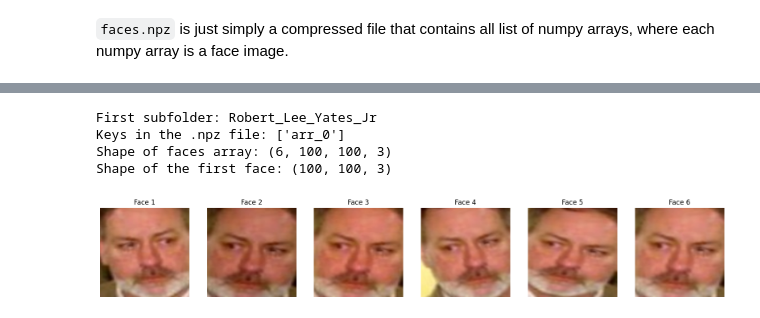
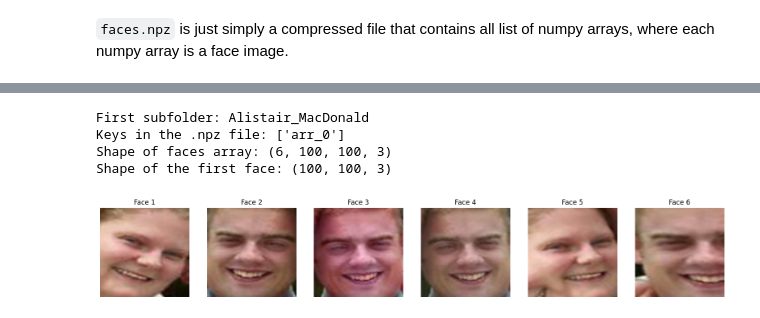
Before and after one commit to chutrunganh/Biometric_IT4432E, a Jupyter notebook: 2.Pipeline2 DataPreprocessing.ipynb, the cells around one changed output, grey strips where cells are left out. Drawn from its saved outputs; the diff is of its cells as text; code cells hidden in the pictures.

```diff
--- a/2.Pipeline2 DataPreprocessing.ipynb
+++ b/2.Pipeline2 DataPreprocessing.ipynb
@@ -323,38 +322,40 @@ Saving to faces.npz in ./preprocessed_data(for_Siamese)/face_detect/Carlos_Alber
 # %%
 # Testing: load a faces.npz file in the first subfolder and display the faces
 
-# Get the path to the first subfolder
-first_subfolder = os.listdir('./preprocessed_data(for_Siamese)/face_detect')[0]
-print("First subfolder:", first_subfolder)
+# Get the path to the first subfolder, excluding .gitkeep
+subfolders = [f for f in os.listdir('./preprocessed_data(for_Siamese)/face_detect') if f != '.gitkeep']
+first_subfolder = subfolders[0] if subfolders else None
 
-# Load the .npz file
-npz_file_path = os.path.join('./preprocessed_data(for_Siamese)/face_detect', first_subfolder, 'faces.npz')
-test = np.load(npz_file_path)
+if (first_subfolder):
+    print("First subfolder:", first_subfolder)
+    # Load the .npz file
+    npz_file_path = os.path.join('./preprocessed_data(for_Siamese)/face_detect', first_subfolder, 'faces.npz')
+    test = np.load(npz_file_path)
 
-# Print the keys in the .npz file
-print("Keys in the .npz file:", test.files)
+    # Print the keys in the .npz file
+    print("Keys in the .npz file:", test.files)
 
-# Extract the faces array
-faces = test['arr_0']
+    # Extract the faces array
+    faces = test['arr_0']
 
-# Print the shape of the faces array
-print("Shape of faces array:", faces.shape)
+    # Print the shape of the faces array
+    print("Shape of faces array:", faces.shape)
 
-# Print the shape of the first face
-face_shape = faces[0].shape
-print("Shape of the first face:", face_shape)
+    # Print the shape of the first face
+    face_shape = faces[0].shape
+    print("Shape of the first face:", face_shape)
 
-# Plot the faces
-plt.figure(figsize=(20, 5))
-for i, face in enumerate(faces):
-    plt.subplot(1, len(faces), i+1)
-    plt.axis('off')
-    plt.title(f"Face {i+1}")
-    plt.imshow(face)
-plt.show()
+    # Plot the faces
+    plt.figure(figsize=(20, 5))
+    for i, face in enumerate(faces):
+        plt.subplot(1, len(faces), i+1)
+        plt.axis('off')
+        plt.title(f"Face {i+1}")
+        plt.imshow(face)
+    plt.show()
 # %% [output]
-First subfolder: Robert_Lee_Yates_Jr
+First subfolder: Alistair_MacDonald
 Keys in the .npz file: ['arr_0']
 Shape of faces array: (6, 100, 100, 3)
 Shape of the first face: (100, 100, 3)
-[figure, old version]
+[figure, new version]
```
Also changed, not shown: parts of 2 cells of this notebook, 8 other files.
